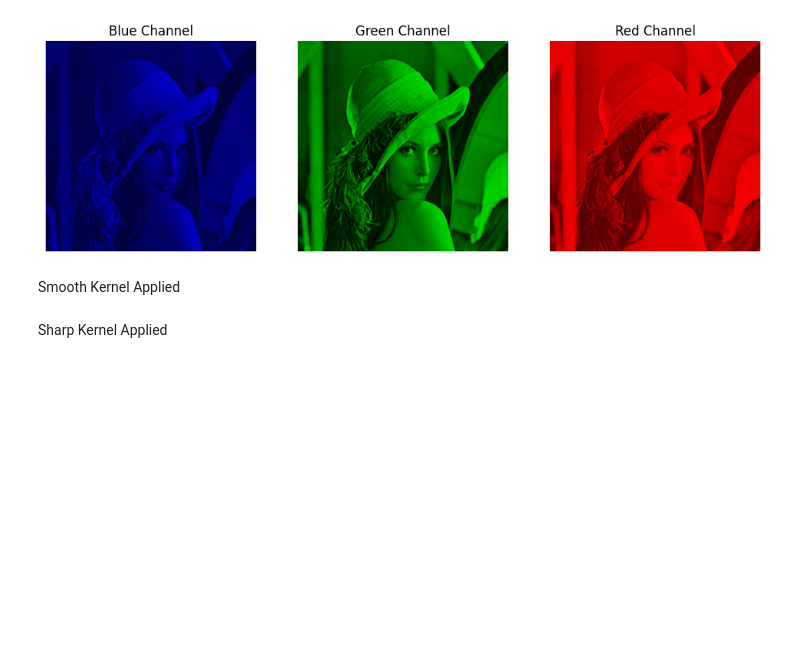
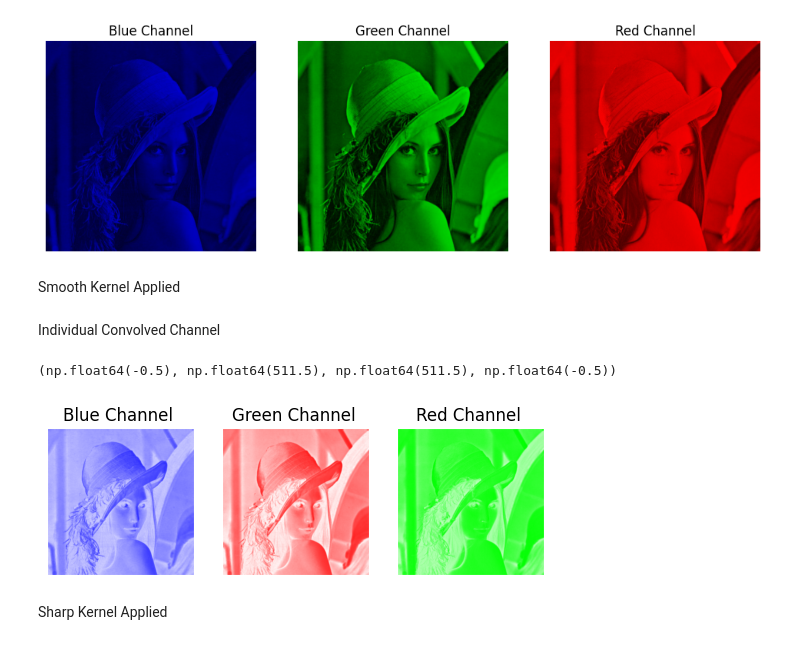
Before and after one commit to vallagenakisu/Image-Processing-Lab, a Jupyter notebook: Lab-1/Lab-1 Assignment-2.ipynb, the cells around one changed output. Saved outputs shown, nothing was run; the diff lists cells and outputs as text; code cells hidden in the pictures; blank space fills up the shorter version.

```diff
--- a/Lab-1/Lab-1 Assignment-2.ipynb
+++ b/Lab-1/Lab-1 Assignment-2.ipynb
@@ -8,7 +8,7 @@ import cv2
 # %% [markdown]
 Read Image
 # %%
-image = cv2.imread('lena.jpg')
+image = cv2.imread('Lena.jpg')
 cv2.imshow('Original Image', image)
 cv2.waitKey(0)
 cv2.destroyAllWindows()
@@ -153,6 +151,42 @@ def smooth_image(image):
     cv2.destroyAllWindows()
 
 smooth_image(image)
+# %% [markdown]
+Individual Convolved Channel
+# %%
+b_channel_convolved = convolve(b, smoothing_kernel)
+blue_img = np.zeros_like(image)
+blue_img[:, :, 0] =255
+blue_img[:,:,1] = 255 - b_channel_convolved
+blue_img[:,:,2] = 255 - b_channel_convolved
+
+r_channel_convoled = convolve(r,smoothing_kernel)
+red_channel = np.zeros_like(image)
+red_channel[:,:,1] = 255
+red_channel[:,:,0] = 255 - r_channel_convoled
+red_channel[:,:,2] = 255 - r_channel_convoled
+
+g_channel_convoled = convolve(g, smoothing_kernel)
+green_channel = np.zeros_like(image)
+green_channel[:,:,2] = 255
+green_channel[:,:,1] = 255 - g_channel_convoled
+green_channel[:,:,0] = 255 - g_channel_convoled
+
+plt.subplot(1, 3, 1)
+plt.imshow(cv2.cvtColor(blue_img, cv2.COLOR_BGR2RGB))
+plt.title('Blue Channel ')
+plt.axis('off')
+plt.subplot(1, 3, 2)
+plt.imshow(cv2.cvtColor(green_channel, cv2.COLOR_BGR2RGB))
+plt.title('Green Channel ')
+plt.axis('off')
+plt.subplot(1, 3, 3)
+plt.imshow(cv2.cvtColor(red_channel, cv2.COLOR_BGR2RGB))
+plt.title('Red Channel ')
+plt.axis('off')
+# %% [output]
+(np.float64(-0.5), np.float64(511.5), np.float64(511.5), np.float64(-0.5))
+[figure, added]
 # %% [markdown]
 Sharp Kernel Applied
 # %%
```
Also changed, not shown: parts of 2 cells of this notebook, 8 other files.
